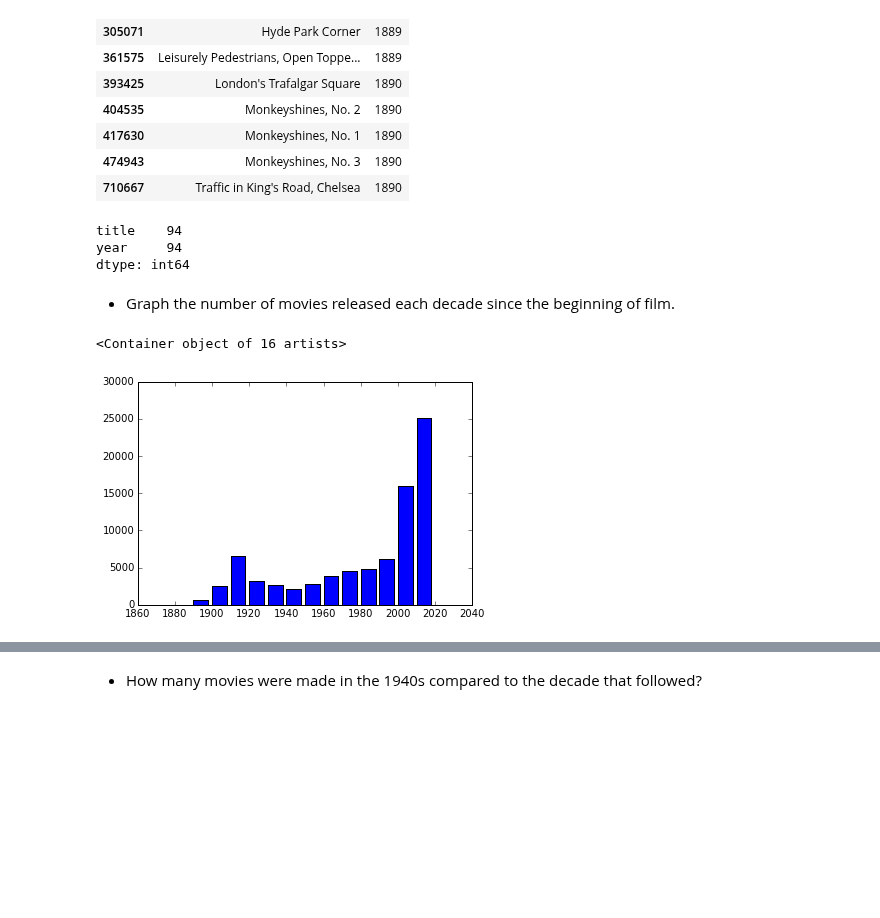
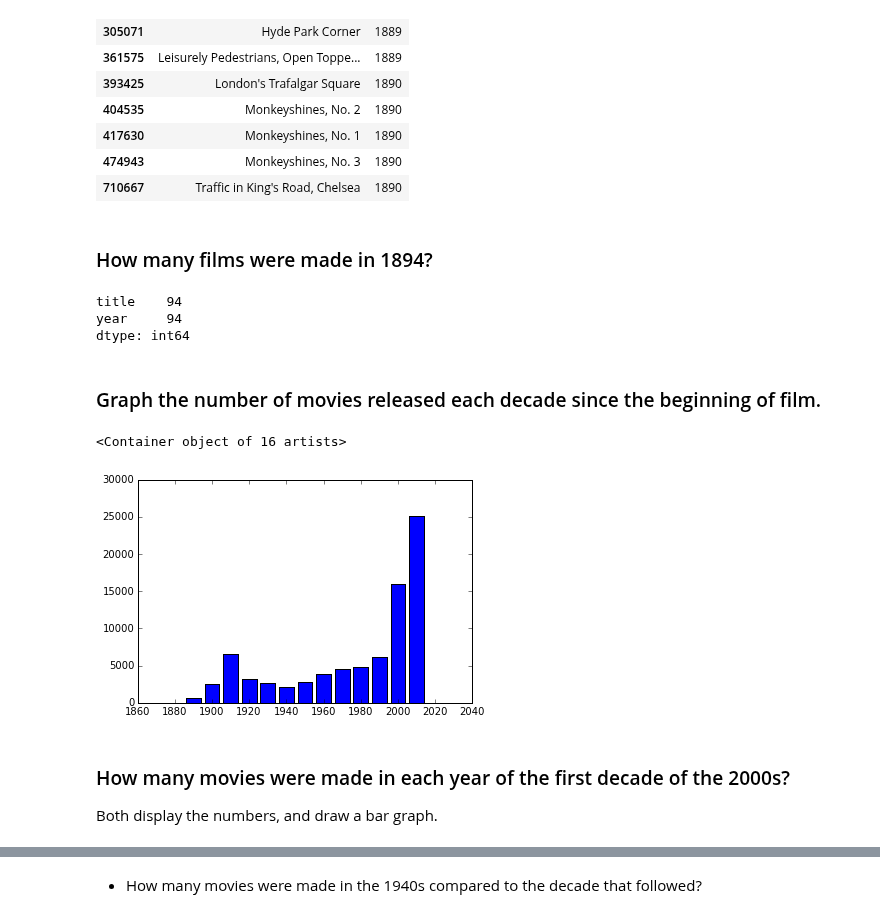
Before and after one commit to brandon-rhodes/pycon-pandas-tutorial, a Jupyter notebook: Solutions.ipynb, the cells around one changed output, grey strips where cells are left out. Drawn from its saved outputs; the diff is of its cells as text; code cells hidden in the pictures; blank space fills up the shorter version.

```diff
--- a/Solutions.ipynb
+++ b/Solutions.ipynb
@@ -79,6 +134,8 @@ titles[titles.year <= 1890].sort('year')
 | 417630 | Monkeyshines, No. 1 | 1890 |
 | 474943 | Monkeyshines, No. 3 | 1890 |
 | 710667 | Traffic in King's Road, Chelsea | 1890 |
+# %% [markdown]
+### How many films were made in 1894?
 # %%
 titles[titles.year == 1894].count()
 # %% [output]
@@ -86,10 +143,14 @@ title    94
 year     94
 dtype: int64
 # %% [markdown]
-* Graph the number of movies released each decade since the beginning of film.
+### Graph the number of movies released each decade since the beginning of film.
 # %%
 decades = titles.year.map(decade).value_counts().sort_index()
-bar(decades.index, decades / 10.0, width=8.0)
+plt.bar(decades.index, decades / 10.0, align='center', width=8)
 # %% [output]
 <Container object of 16 artists>
-[figure, old version]
+[figure, new version]
+# %% [markdown]
+### How many movies were made in each year of the first decade of the 2000s?
+
+Both display the numbers, and draw a bar graph.
```
Also changed, not shown: parts of 34 cells of this notebook, 1 other file.
